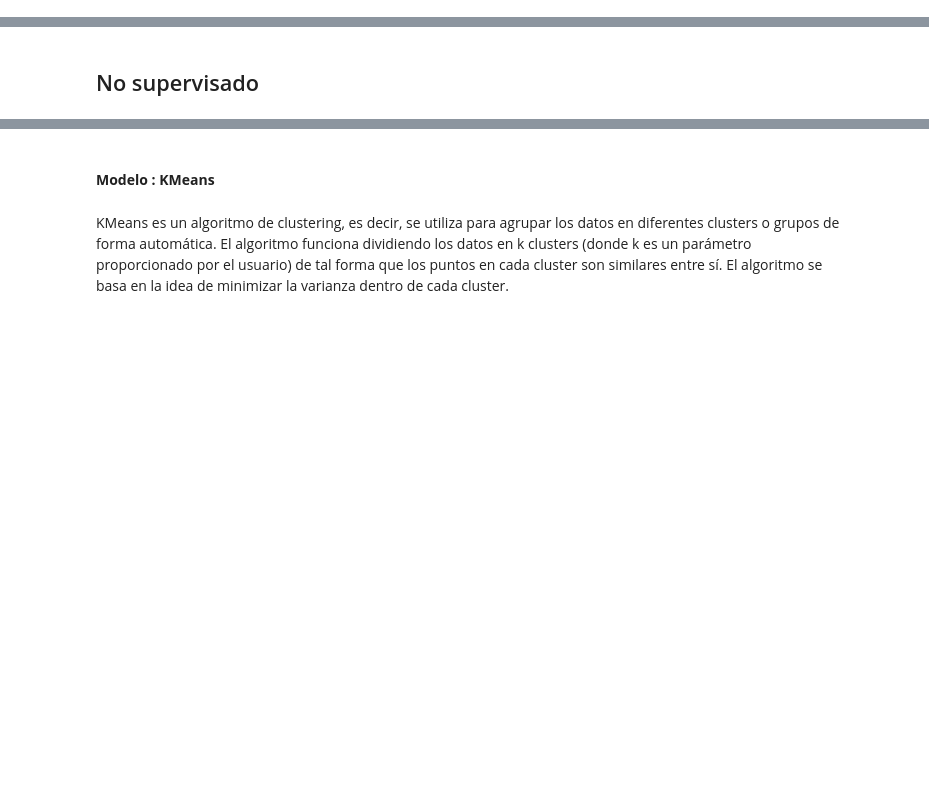
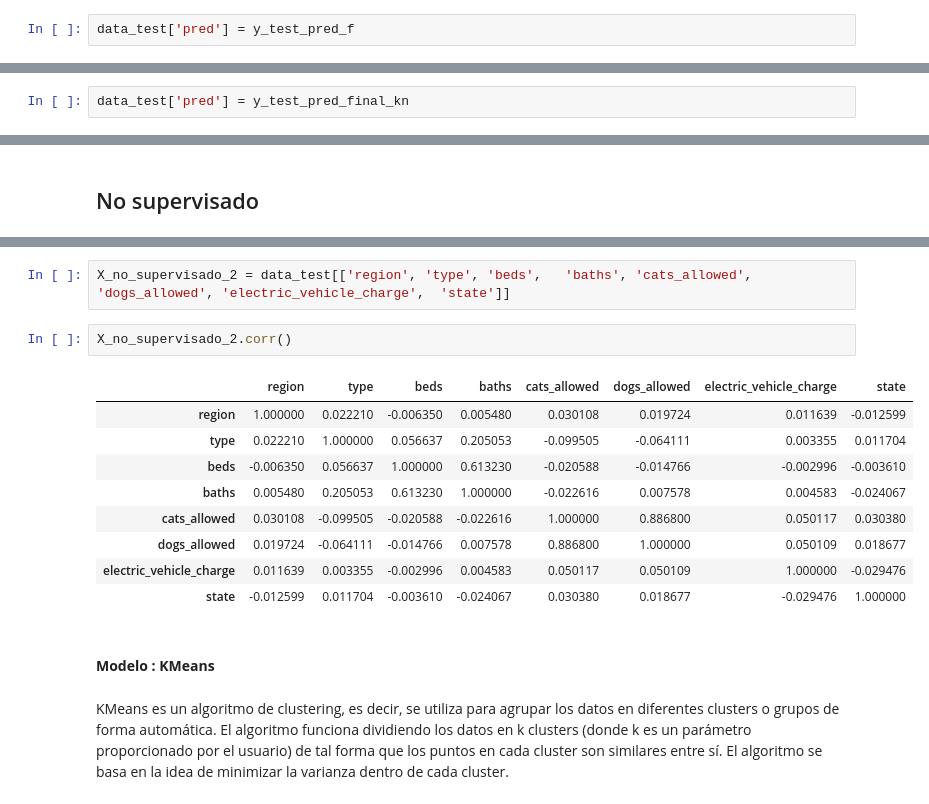
Before and after one commit to DanielaCoVi/Datathon---MERCADO-INMOBILIARIO, a Jupyter notebook: examining_data.ipynb, the cells around one changed output, grey strips where cells are left out. Cells and saved outputs as stored; diff of their text form; blank space fills up the shorter version.

```diff
--- a/examining_data.ipynb
+++ b/examining_data.ipynb
@@ -806,3 +806,5 @@ y_test_pred_f = clf.predict(X_final)
 y_test_pred_f
 # %% [output]
 array(['0', '1', '0', ..., '1', '0', '0'], dtype=object)
+# %%
+data_test['pred'] = y_test_pred_f
@@ -849,3 +855,5 @@ y_test_pred_final_kn = knn.predict(X_final)
 y_test_pred_final_kn
 # %% [output]
 array(['0', '1', '0', ..., '0', '0', '0'], dtype=object)
+# %%
+data_test['pred'] = y_test_pred_final_kn
@@ -854,3 +880,17 @@ array(['0', '1', '0', ..., '0', '0', '0'], dtype=object)
+# %%
+X_no_supervisado_2 = data_test[['region', 'type', 'beds',	'baths', 'cats_allowed', 'dogs_allowed',	'electric_vehicle_charge',	'state']]
+# %%
+X_no_supervisado_2.corr()
+# %% [output]
+|  | region | type | beds | baths | cats_allowed | dogs_allowed | electric_vehicle_charge | state |
+| region | 1.000000 | 0.022210 | -0.006350 | 0.005480 | 0.030108 | 0.019724 | 0.011639 | -0.012599 |
+| type | 0.022210 | 1.000000 | 0.056637 | 0.205053 | -0.099505 | -0.064111 | 0.003355 | 0.011704 |
+| beds | -0.006350 | 0.056637 | 1.000000 | 0.613230 | -0.020588 | -0.014766 | -0.002996 | -0.003610 |
+| baths | 0.005480 | 0.205053 | 0.613230 | 1.000000 | -0.022616 | 0.007578 | 0.004583 | -0.024067 |
+| cats_allowed | 0.030108 | -0.099505 | -0.020588 | -0.022616 | 1.000000 | 0.886800 | 0.050117 | 0.030380 |
+| dogs_allowed | 0.019724 | -0.064111 | -0.014766 | 0.007578 | 0.886800 | 1.000000 | 0.050109 | 0.018677 |
+| electric_vehicle_charge | 0.011639 | 0.003355 | -0.002996 | 0.004583 | 0.050117 | 0.050109 | 1.000000 | -0.029476 |
+| state | -0.012599 | 0.011704 | -0.003610 | -0.024067 | 0.030380 | 0.018677 | -0.029476 | 1.000000 |
 # %% [markdown]
 #### **Modelo : KMeans**
 # %% [markdown]
```
Also changed, not shown: parts of 11 cells of this notebook, 1 other file.
